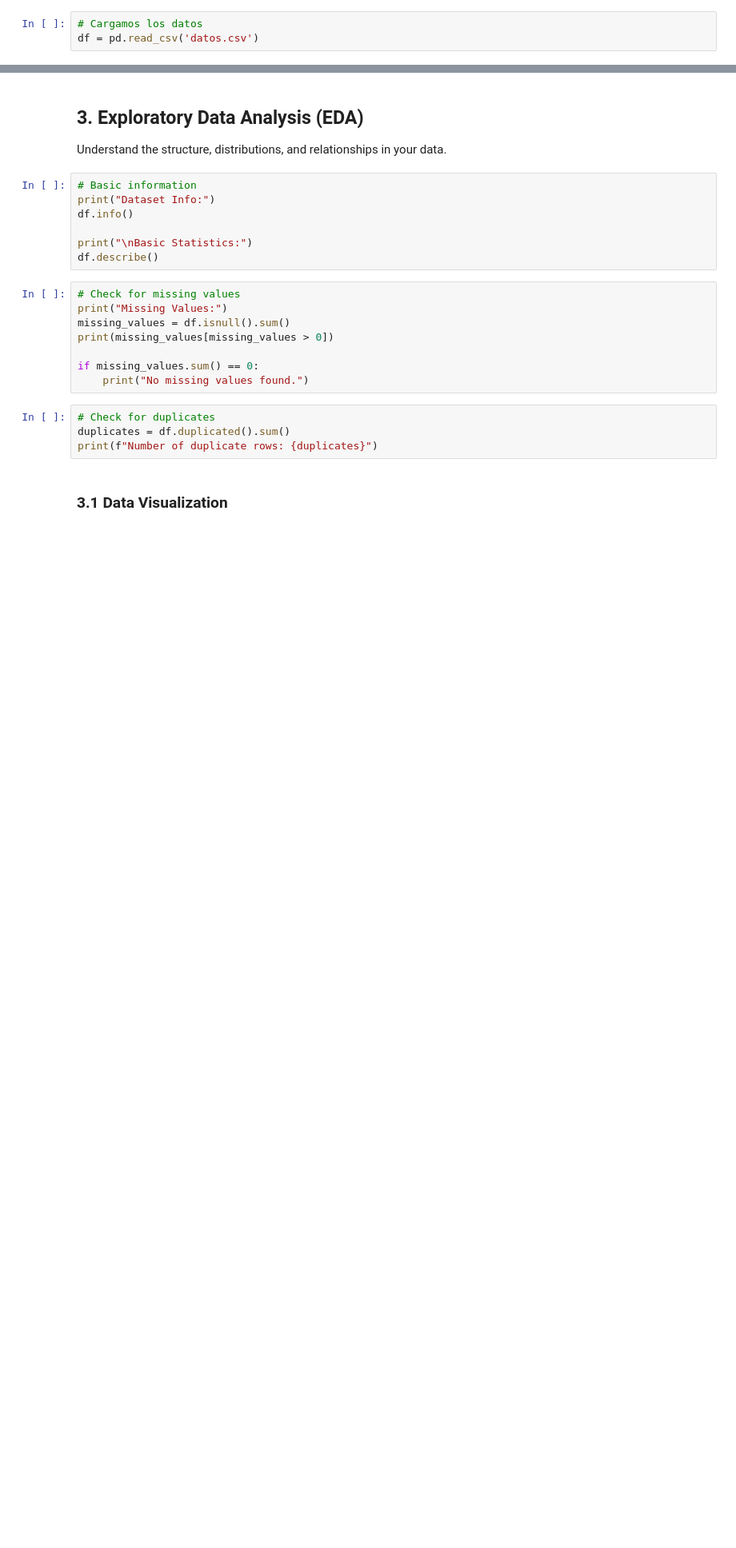
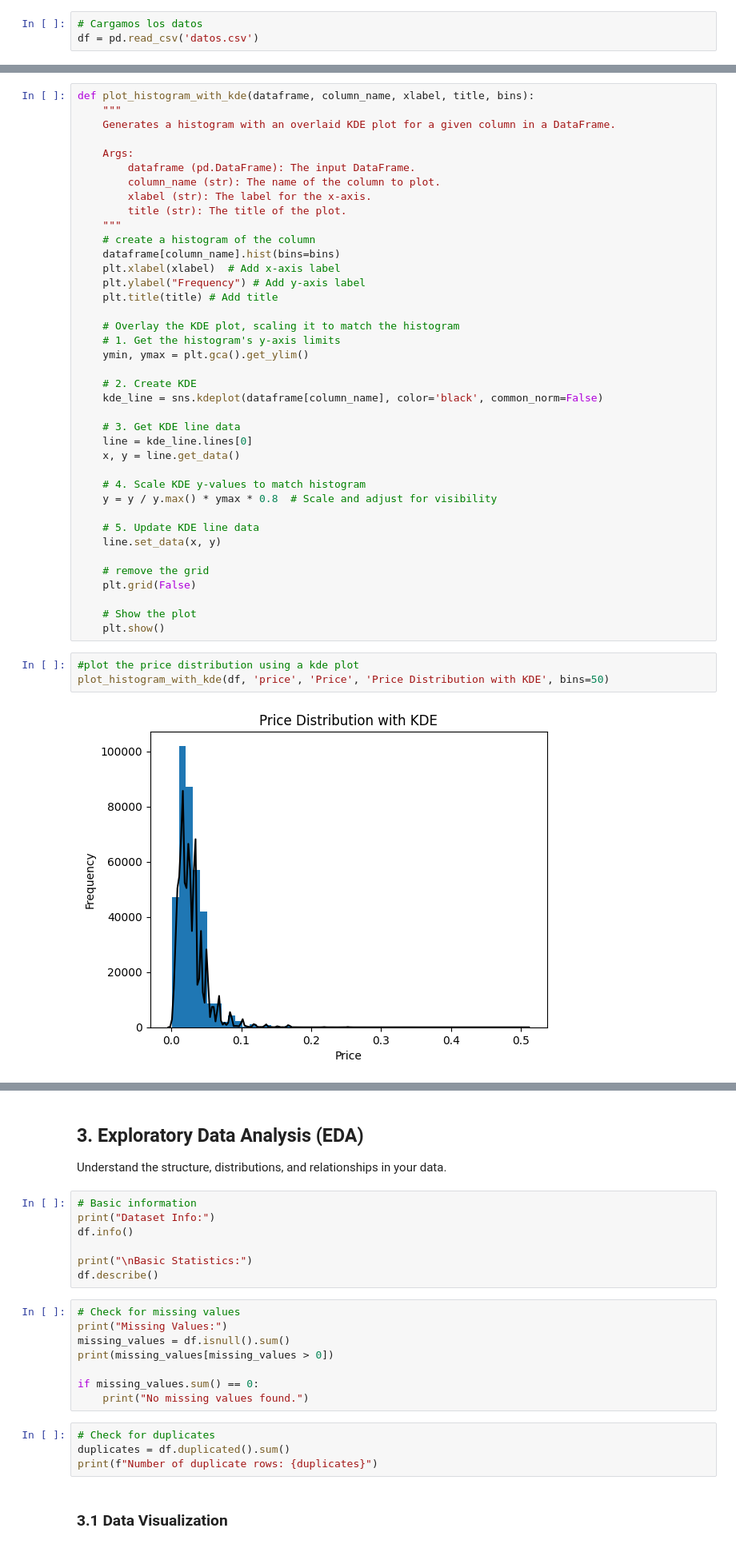
Before and after one commit to Juancarlosarbelaez/Final-procesos-organizacionales, a Jupyter notebook: data_science_project.ipynb, the cells around one changed output, grey strips where cells are left out. Shown at 80% size. Cells and saved outputs as stored; diff of their text form; blank space fills up the shorter version.

```diff
--- a/data_science_project.ipynb
+++ b/data_science_project.ipynb
@@ -53,0 +125,44 @@ df.head()
+# %%
+def plot_histogram_with_kde(dataframe, column_name, xlabel, title, bins):
+    """
+    Generates a histogram with an overlaid KDE plot for a given column in a DataFrame.
+
+    Args:
+        dataframe (pd.DataFrame): The input DataFrame.
+        column_name (str): The name of the column to plot.
+        xlabel (str): The label for the x-axis.
+        title (str): The title of the plot.
+    """
+    # create a histogram of the column
+    dataframe[column_name].hist(bins=bins)
+    plt.xlabel(xlabel)  # Add x-axis label
+    plt.ylabel("Frequency") # Add y-axis label
+    plt.title(title) # Add title
+
+    # Overlay the KDE plot, scaling it to match the histogram
+    # 1. Get the histogram's y-axis limits
+    ymin, ymax = plt.gca().get_ylim()
+
+    # 2. Create KDE
+    kde_line = sns.kdeplot(dataframe[column_name], color='black', common_norm=False)
+
+    # 3. Get KDE line data
+    line = kde_line.lines[0]
+    x, y = line.get_data()
+
+    # 4. Scale KDE y-values to match histogram
+    y = y / y.max() * ymax * 0.8  # Scale and adjust for visibility
+
+    # 5. Update KDE line data
+    line.set_data(x, y)
+
+    # remove the grid
+    plt.grid(False)
+
+    # Show the plot
+    plt.show()
+# %%
+#plot the price distribution using a kde plot
+plot_histogram_with_kde(df, 'price', 'Price', 'Price Distribution with KDE', bins=50)
+# %% [output]
+[figure, added]
```
Also changed, not shown: parts of 15 cells of this notebook.
